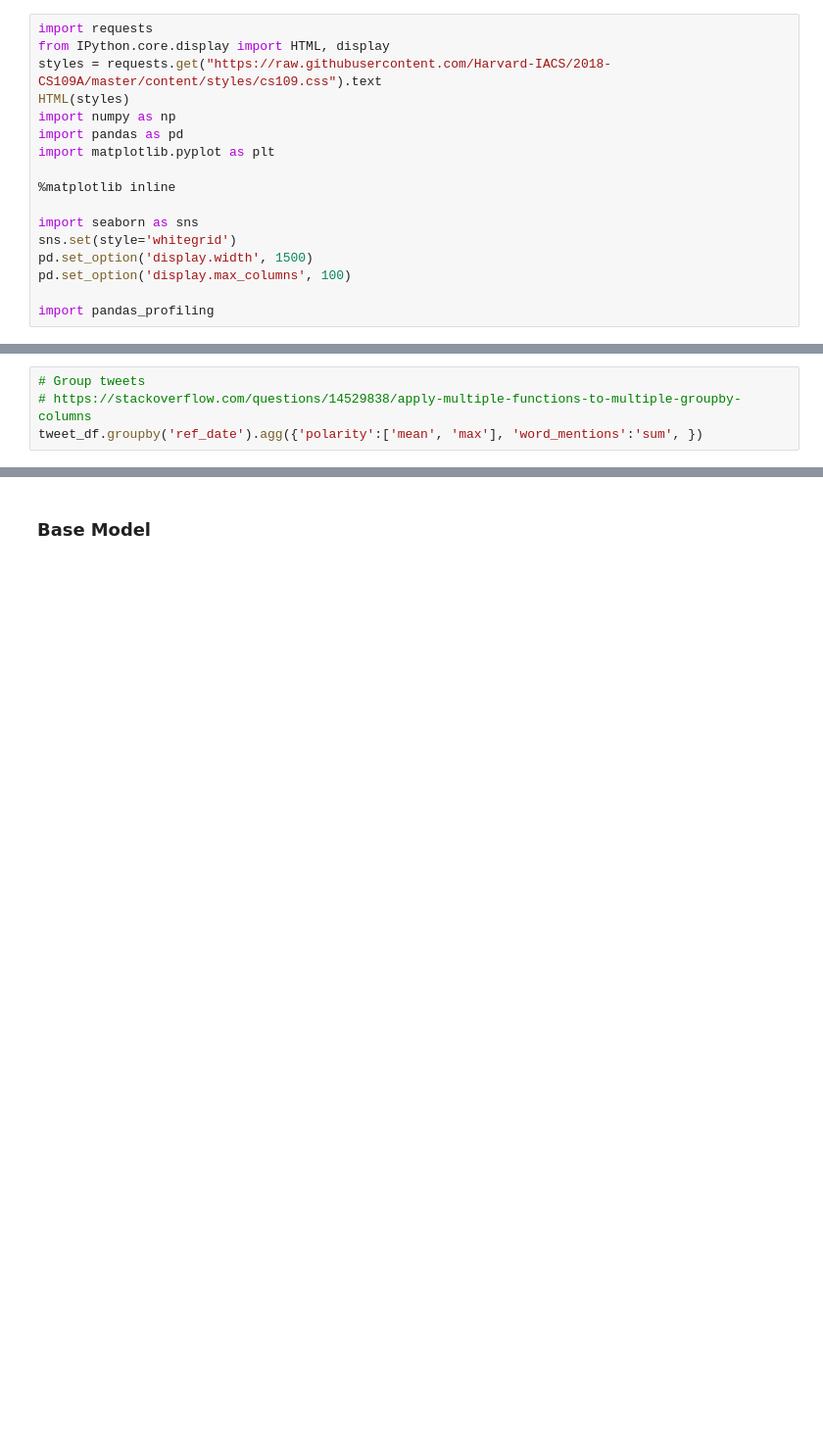
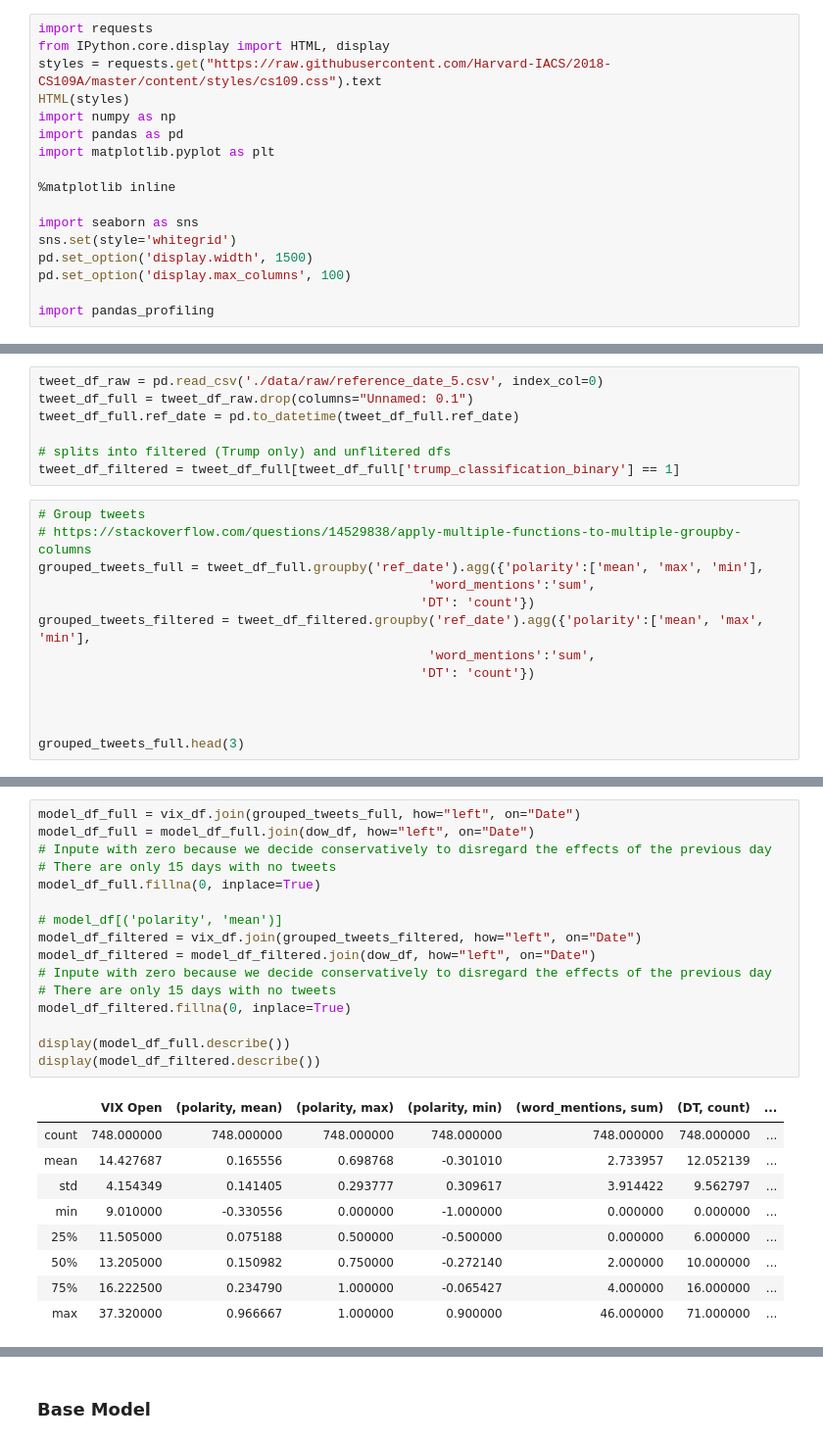
Before and after one commit to ddemarco96/FinalProject40, a Jupyter notebook: Milestone4_Dylan.ipynb, the cells around one changed output, grey strips where cells are left out. Shown at 98% size. Drawn from its saved outputs; the diff is of its cells as text; blank space fills up the shorter version.

```diff
--- a/Milestone4_Dylan.ipynb
+++ b/Milestone4_Dylan.ipynb
@@ -46,4 +39,20 @@ tweet_df.head(3)
+# %%
+tweet_df_raw = pd.read_csv('./data/raw/reference_date_5.csv', index_col=0)
+tweet_df_full = tweet_df_raw.drop(columns="Unnamed: 0.1")
+tweet_df_full.ref_date = pd.to_datetime(tweet_df_full.ref_date)
+
+# splits into filtered (Trump only) and unflitered dfs
+tweet_df_filtered = tweet_df_full[tweet_df_full['trump_classification_binary'] == 1]
 # %%
 # Group tweets
 # https://stackoverflow.com/questions/14529838/apply-multiple-functions-to-multiple-groupby-columns
-tweet_df.groupby('ref_date').agg({'polarity':['mean', 'max'], 'word_mentions':'sum', })
+grouped_tweets_full = tweet_df_full.groupby('ref_date').agg({'polarity':['mean', 'max', 'min'],
+                                                   'word_mentions':'sum',
+                                                  'DT': 'count'})
+grouped_tweets_filtered = tweet_df_filtered.groupby('ref_date').agg({'polarity':['mean', 'max', 'min'],
+                                                   'word_mentions':'sum',
+                                                  'DT': 'count'})
+
+
+
+grouped_tweets_full.head(3)
@@ -57,0 +77,26 @@ dow_df.head(3)
+# %%
+model_df_full = vix_df.join(grouped_tweets_full, how="left", on="Date")
+model_df_full = model_df_full.join(dow_df, how="left", on="Date")
+# Inpute with zero because we decide conservatively to disregard the effects of the previous day
+# There are only 15 days with no tweets
+model_df_full.fillna(0, inplace=True)
+
+# model_df[('polarity', 'mean')]
+model_df_filtered = vix_df.join(grouped_tweets_filtered, how="left", on="Date")
+model_df_filtered = model_df_filtered.join(dow_df, how="left", on="Date")
+# Inpute with zero because we decide conservatively to disregard the effects of the previous day
+# There are only 15 days with no tweets
+model_df_filtered.fillna(0, inplace=True)
+
+display(model_df_full.describe())
+display(model_df_filtered.describe())
+# %% [output]
+|  | VIX Open | (polarity, mean) | (polarity, max) | (polarity, min) | (word_mentions, sum) | (DT, count) | ... |
+| count | 748.000000 | 748.000000 | 748.000000 | 748.000000 | 748.000000 | 748.000000 | ... |
+| mean | 14.427687 | 0.165556 | 0.698768 | -0.301010 | 2.733957 | 12.052139 | ... |
+| std | 4.154349 | 0.141405 | 0.293777 | 0.309617 | 3.914422 | 9.562797 | ... |
+| min | 9.010000 | -0.330556 | 0.000000 | -1.000000 | 0.000000 | 0.000000 | ... |
+| 25% | 11.505000 | 0.075188 | 0.500000 | -0.500000 | 0.000000 | 6.000000 | ... |
+| 50% | 13.205000 | 0.150982 | 0.750000 | -0.272140 | 2.000000 | 10.000000 | ... |
+| 75% | 16.222500 | 0.234790 | 1.000000 | -0.065427 | 4.000000 | 16.000000 | ... |
+| max | 37.320000 | 0.966667 | 1.000000 | 0.900000 | 46.000000 | 71.000000 | ... |
```
Also changed, not shown: parts of 7 cells of this notebook, 3 other files.
